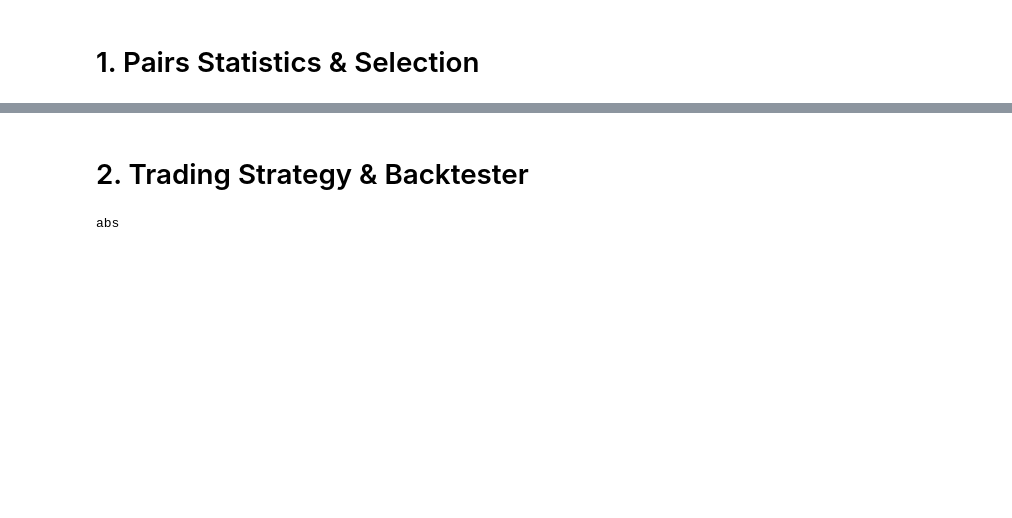
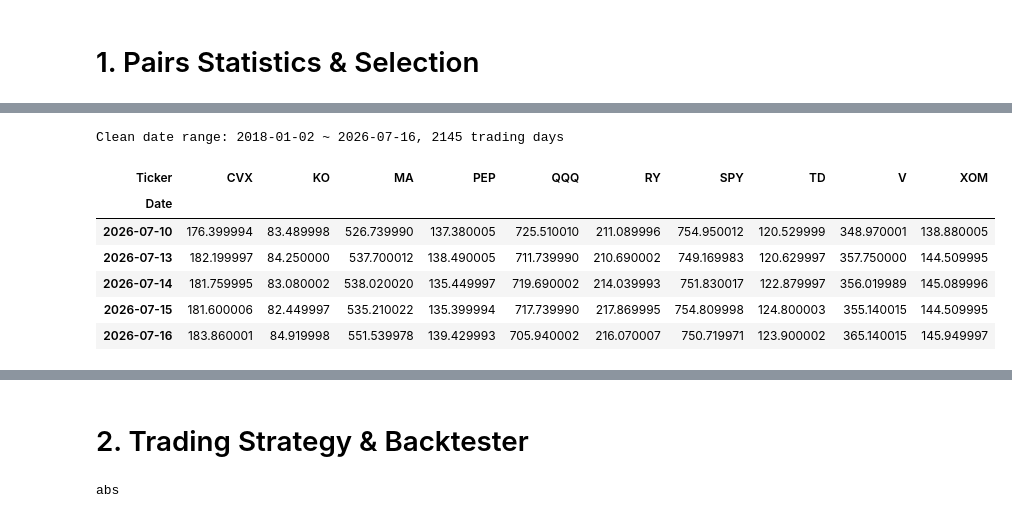
Before and after one commit to JamesDuf/UW-DRP-2026S, a Jupyter notebook: UW_DRP_2026S_pairs_trading_project.ipynb, the cells around one changed output, grey strips where cells are left out. Saved outputs shown, nothing was run; the diff lists cells and outputs as text; code cells hidden in the pictures; blank space fills up the shorter version.

```diff
--- a/UW_DRP_2026S_pairs_trading_project.ipynb
+++ b/UW_DRP_2026S_pairs_trading_project.ipynb
@@ -80,0 +128,43 @@ Hello
+# %%
+"""
+    Clean missing values from price data so downstream return and correlation
+    calculations don't fail or produce incorrect results due to NaNs.
+
+    Args:
+      prices: pd.DataFrame, output of download_adjusted_close (may contain NaNs)
+
+    Returns:
+      pd.DataFrame, same column structure, but:
+        - all-NaN columns removed
+        - rows trimmed to the common valid date range across all tickers
+        - no NaNs
+"""
+
+def clean_price_data(prices):
+    # 1) Drop entirely-NaN columns (failed downloads)
+    cleaned = prices.dropna(axis=1, how="all")
+
+    # 2) Forward-fill sporadic missing trading days
+    cleaned = cleaned.ffill()
+
+    # 3) Trim to the latest common start date across all tickers
+    common_start = max(cleaned[col].first_valid_index() for col in cleaned.columns)
+    cleaned = cleaned.loc[common_start:]
+
+    # 4) Sanity check: no NaNs should remain after cleaning
+    assert cleaned.isna().sum().sum() == 0, "NaNs still present after clean_price_data"
+
+    return cleaned
+# %%
+prices = clean_price_data(raw_prices)
+print(f"Clean date range: {prices.index.min().date()} ~ {prices.index.max().date()}, {len(prices)} trading days")
+prices.tail()
+# %% [output]
+Clean date range: 2018-01-02 ~ 2026-07-16, 2145 trading days
+| Ticker | CVX | KO | MA | PEP | QQQ | RY | SPY | TD | V | XOM |
+| Date |  |  |  |  |  |  |  |  |  |  |
+| 2026-07-10 | 176.399994 | 83.489998 | 526.739990 | 137.380005 | 725.510010 | 211.089996 | 754.950012 | 120.529999 | 348.970001 | 138.880005 |
+| 2026-07-13 | 182.199997 | 84.250000 | 537.700012 | 138.490005 | 711.739990 | 210.690002 | 749.169983 | 120.629997 | 357.750000 | 144.509995 |
+| 2026-07-14 | 181.759995 | 83.080002 | 538.020020 | 135.449997 | 719.690002 | 214.039993 | 751.830017 | 122.879997 | 356.019989 | 145.089996 |
+| 2026-07-15 | 181.600006 | 82.449997 | 535.210022 | 135.399994 | 717.739990 | 217.869995 | 754.809998 | 124.800003 | 355.140015 | 144.509995 |
+| 2026-07-16 | 183.860001 | 84.919998 | 551.539978 | 139.429993 | 705.940002 | 216.070007 | 750.719971 | 123.900002 | 365.140015 | 145.949997 |
```
Also changed, not shown: parts of 13 cells of this notebook, 1 other file.
